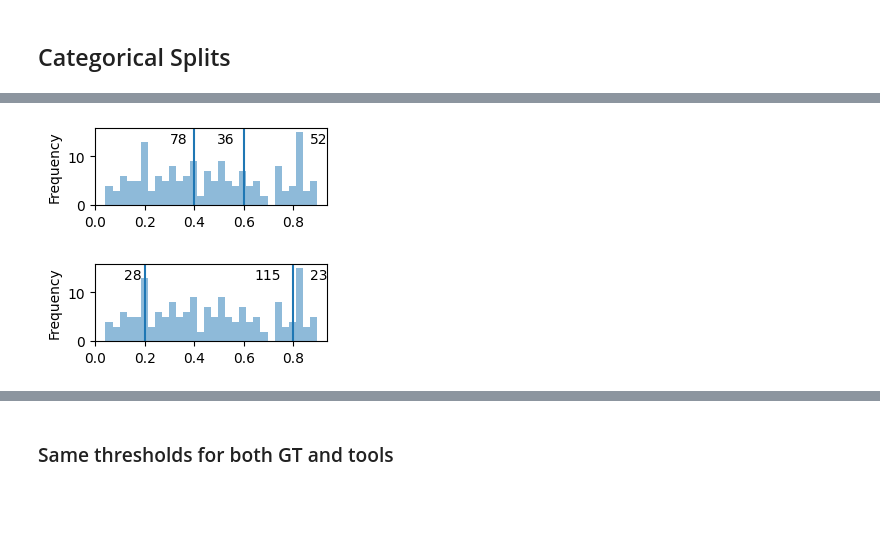
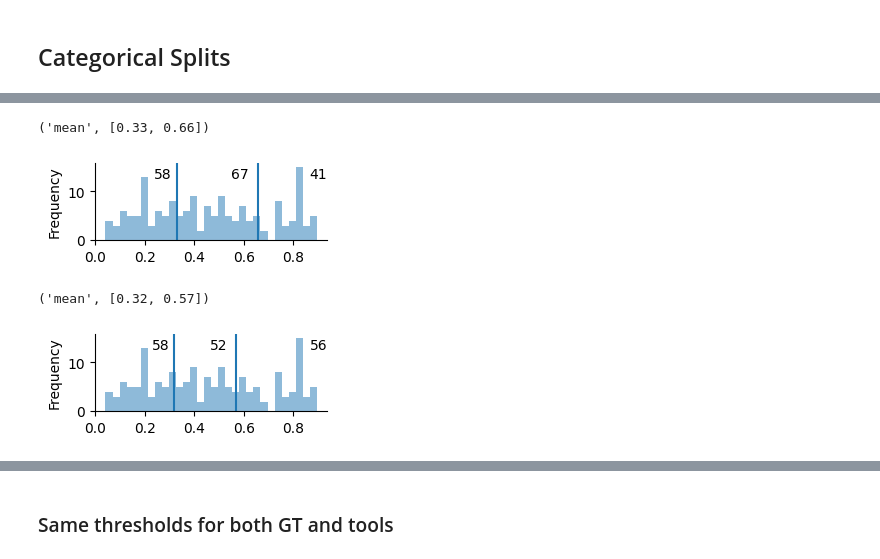
Before and after one commit to CSHVienna/chinese-names-gender, a Jupyter notebook: code/notebooks/chinese_gender_comparison.ipynb, the cells around one changed output, grey strips where cells are left out. Cells and saved outputs as stored; diff of their text form; code cells hidden in the pictures; blank space fills up the shorter version.

```diff
--- a/code/notebooks/chinese_gender_comparison.ipynb
+++ b/code/notebooks/chinese_gender_comparison.ipynb
@@ -36,6 +36,7 @@ DIR_TOOL_N = ios.path_join(DIR_GENDER, 'tool_n')
 
 DIR_PRED = ios.path_join(DIR_GENDER, 'predictions')
 FN_GT = constants.FN_ANNOTATIONS
+DIR_GT_PLOTS = ios.path_join(DIR_GENDER, 'ground_truth')
 # %% [markdown]
 ## Data
 # %%
@@ -527,12 +497,44 @@ vis.plot_distribution_and_cuts(tc.df_ch_genders_gt, cuts_5[0], bins=30, figsize=
-# %%
-# 6. cuts from survey
-cuts_6 = 'mean', [0.4, 0.6]
-vis.plot_distribution_and_cuts(tc.df_ch_genders_gt, cuts_6[0], bins=30, figsize=(3,1), cuts=cuts_6[1])
-# %% [output]
-[figure, removed]
-# %%
-# 7. cuts from survey
-cuts_7 = 'mean', [0.2, 0.8]
-vis.plot_distribution_and_cuts(tc.df_ch_genders_gt, cuts_7[0], bins=30, figsize=(3,1), cuts=cuts_7[1])
-# %% [output]
-[figure, removed]
+# %%
+cuts_1 = 'mean', [0.33, 0.66]
+cuts_2 = 'mean', [0.33, 0.55] if REMOVE_UNNECESSARY_NAMES else [0.32, 0.57]
+cuts_3 = 'mean', [0.26, 0.70] if REMOVE_UNNECESSARY_NAMES else [0.24, 0.70]
+cuts_4 = 'median', [0.3, 0.7]
+cuts_5 = 'mode', [0.4, 0.6]
+cuts_6 = 'mean', [0.25, 0.75]
+cuts_7 = 'mean', [0.2, 0.8]
+cuts_8 = 'mean', [0.4, 0.6]
+
+
+STRATEGY = {1:{'name':'arbitrary_cuts', 'gt_gender':f'gender_{cuts_1[0]}', 'cuts':cuts_1[1]},
+            2:{'name':'arbitrary_cuts', 'gt_gender':f'gender_{cuts_2[0]}', 'cuts':cuts_2[1]},
+            3:{'name':'arbitrary_cuts', 'gt_gender':f'gender_{cuts_3[0]}', 'cuts':cuts_3[1]},
+            4:{'name':'arbitrary_cuts', 'gt_gender':f'gender_{cuts_4[0]}', 'cuts':cuts_4[1]},
+            5:{'name':'arbitrary_cuts', 'gt_gender':f'gender_{cuts_5[0]}', 'cuts':cuts_5[1]},
+            6:{'name':'arbitrary_cuts', 'gt_gender':f'gender_{cuts_6[0]}', 'cuts':cuts_6[1]},
+            7:{'name':'arbitrary_cuts', 'gt_gender':f'gender_{cuts_7[0]}', 'cuts':cuts_7[1]},
+            8:{'name':'arbitrary_cuts', 'gt_gender':f'gender_{cuts_8[0]}', 'cuts':cuts_8[1]},
+           }
+# %%
+# 1. equal-width bins
+cut_id = 1
+cuts = STRATEGY[cut_id]['gt_gender'].replace('gender_',''),  STRATEGY[cut_id]['cuts']
+params = f"{cut_id}_{cuts[0]}_{'-'.join([str(c) for c in cuts[1]])}"
+print(cuts)
+
+fn = ios.path_join(DIR_GT_PLOTS, f"gt_distribution_cut{params}.pdf")
+vis.plot_distribution_and_cuts(tc.df_ch_genders_gt, cuts[0], bins=30, figsize=(3,1), cuts=cuts[1], fn=fn)
+# %% [output]
+('mean', [0.33, 0.66])
+[figure, added]
+# %%
+# 2. equal-size bins
+cut_id = 2
+cuts = STRATEGY[cut_id]['gt_gender'].replace('gender_',''),  STRATEGY[cut_id]['cuts']
+params = f"{cut_id}_{cuts[0]}_{'-'.join([str(c) for c in cuts[1]])}"
+print(cuts)
+
+fn = ios.path_join(DIR_GT_PLOTS, f"gt_distribution_cut{params}.pdf")
+vis.plot_distribution_and_cuts(tc.df_ch_genders_gt, cuts[0], bins=30, figsize=(3,1), cuts=cuts[1], fn=fn)
+# %% [output]
+('mean', [0.32, 0.57])
+[figure, added]
```
Also changed, not shown: parts of 17 cells of this notebook, 9 other files.
